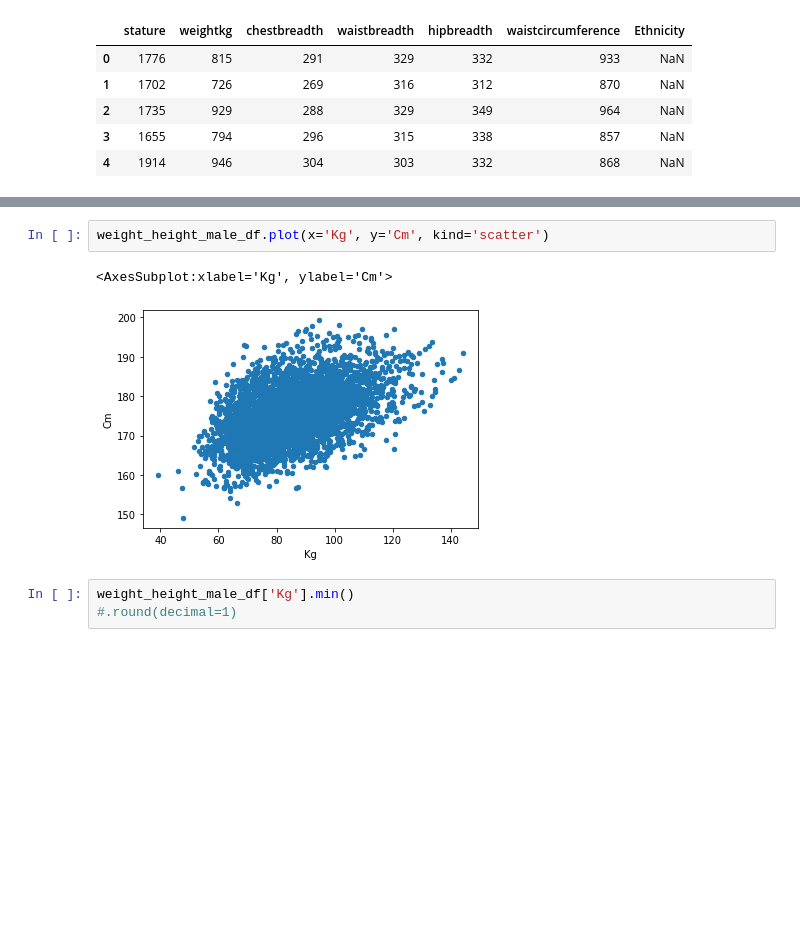
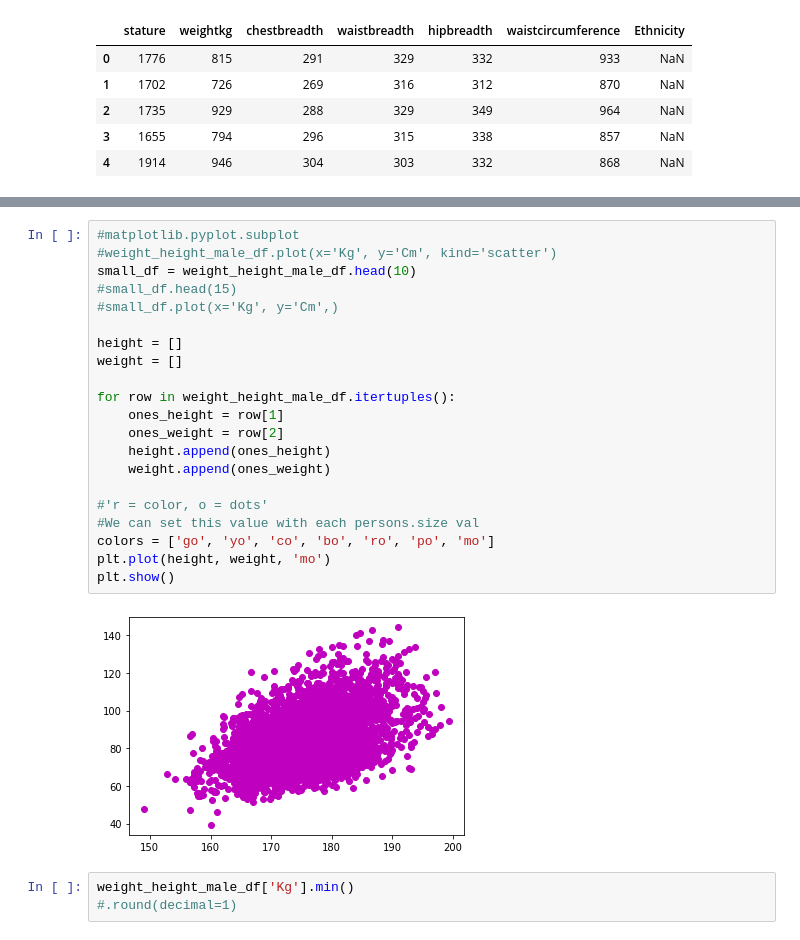
Before and after one commit to ViceSyndicate/Big_data, a Jupyter notebook: test_plots/test_plots.ipynb, the cells around one changed output, grey strips where cells are left out. Cells and saved outputs as stored; diff of their text form; blank space fills up the shorter version.

Commit message:
added prediction functions but not % data and also colors to the plot.

```diff
--- a/test_plots/test_plots.ipynb
+++ b/test_plots/test_plots.ipynb
@@ -41,8 +42,26 @@ weight_height_male_df
-# %%
-weight_height_male_df.plot(x='Kg', y='Cm', kind='scatter')
-# %% [output]
-<AxesSubplot:xlabel='Kg', ylabel='Cm'>
-[figure, removed]
+# %%
+#matplotlib.pyplot.subplot
+#weight_height_male_df.plot(x='Kg', y='Cm', kind='scatter')
+small_df = weight_height_male_df.head(10)
+#small_df.head(15)
+#small_df.plot(x='Kg', y='Cm',)
+
+height = []
+weight = []
+
+for row in weight_height_male_df.itertuples():
+    ones_height = row[1]
+    ones_weight = row[2]
+    height.append(ones_height)
+    weight.append(ones_weight)
+
+#'r = color, o = dots'
+#We can set this value with each persons.size val
+colors = ['go', 'yo', 'co', 'bo', 'ro', 'po', 'mo']
+plt.plot(height, weight, 'mo')
+plt.show()
+# %% [output]
+[figure, added]
 # %%
 weight_height_male_df['Kg'].min()
 #.round(decimal=1)
```
Also changed, not shown: parts of 16 cells of this notebook, 2 other files.
